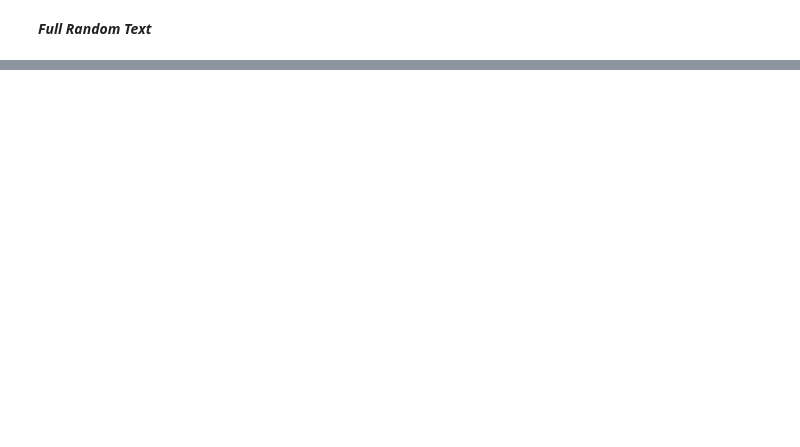
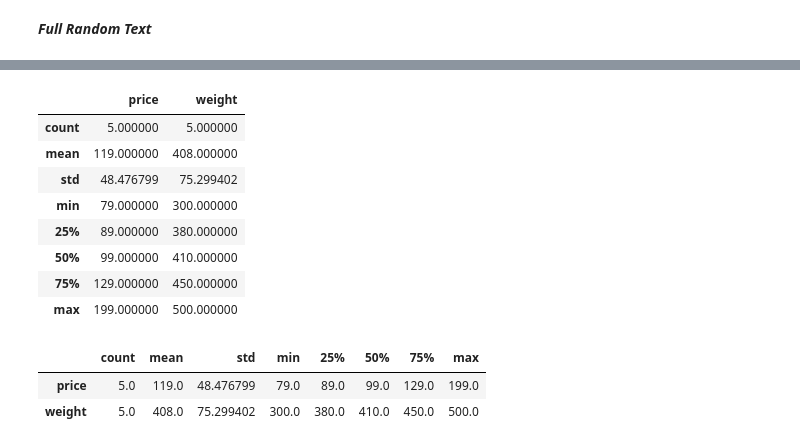
Before and after one commit to WWozniakProgrammer/ML-DS-Path, a Jupyter notebook: template.ipynb, the cells around one changed output, grey strips where cells are left out. Saved outputs shown, nothing was run; the diff lists cells and outputs as text; code cells hidden in the pictures; blank space fills up the shorter version.

```diff
--- a/template.ipynb
+++ b/template.ipynb
@@ -12,0 +68,18 @@ Test
+# %%
+df.describe()
+# %% [output]
+|  | price | weight |
+| count | 5.000000 | 5.000000 |
+| mean | 119.000000 | 408.000000 |
+| std | 48.476799 | 75.299402 |
+| min | 79.000000 | 300.000000 |
+| 25% | 89.000000 | 380.000000 |
+| 50% | 99.000000 | 410.000000 |
+| 75% | 129.000000 | 450.000000 |
+| max | 199.000000 | 500.000000 |
+# %%
+df.describe().T
+# %% [output]
+|  | count | mean | std | min | 25% | 50% | 75% | max |
+| price | 5.0 | 119.0 | 48.476799 | 79.0 | 89.0 | 99.0 | 129.0 | 199.0 |
+| weight | 5.0 | 408.0 | 75.299402 | 300.0 | 380.0 | 410.0 | 450.0 | 500.0 |
```
Also changed, not shown: parts of 11 cells of this notebook.
